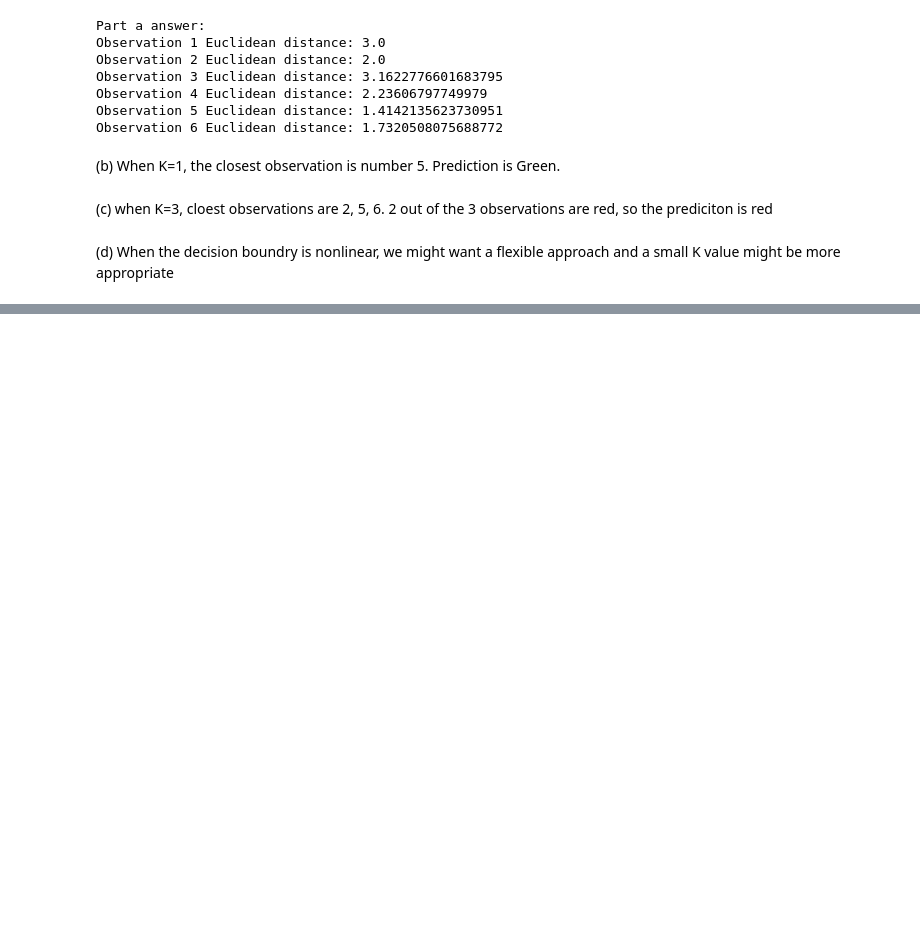
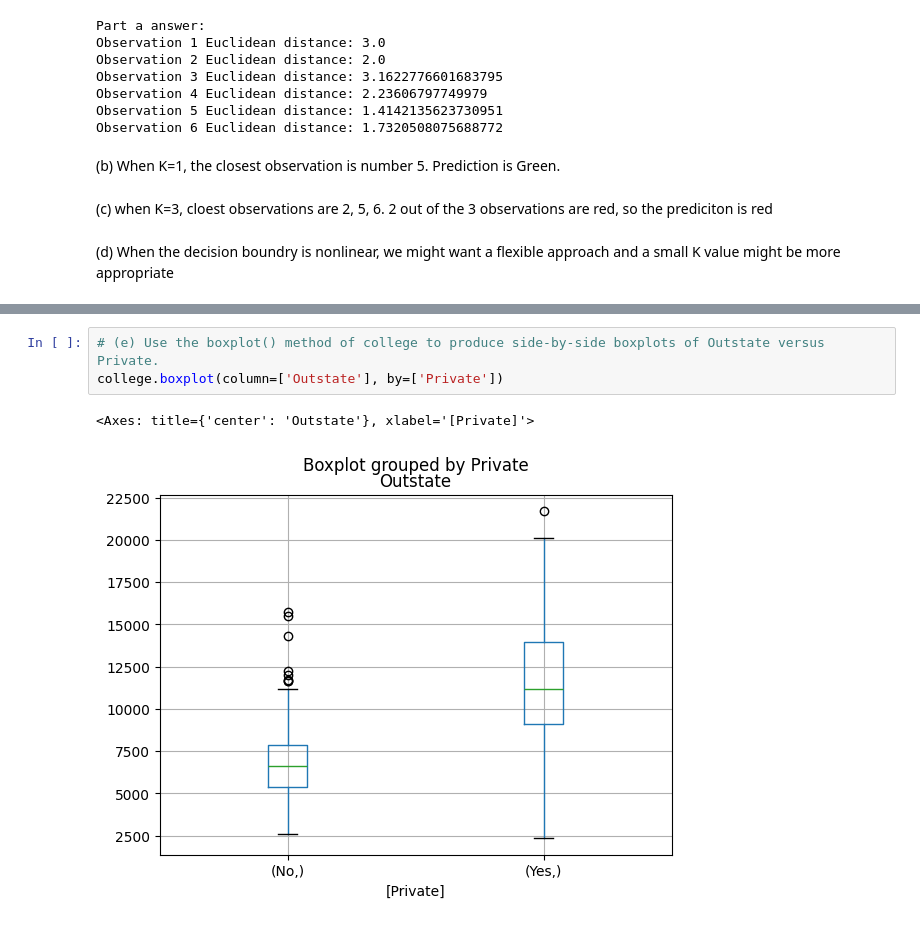
Before and after one commit to caoa0816/ISLP_labs, a Jupyter notebook: Ch02-exercises.ipynb, the cells around one changed output, grey strips where cells are left out. Saved outputs shown, nothing was run; the diff lists cells and outputs as text; blank space fills up the shorter version.

```diff
--- a/Ch02-exercises.ipynb
+++ b/Ch02-exercises.ipynb
@@ -150,0 +238,6 @@ Observation 6 Euclidean distance: 1.7320508075688772
+# %%
+# (e) Use the boxplot() method of college to produce side-by-side boxplots of Outstate versus Private.
+college.boxplot(column=['Outstate'], by=['Private'])
+# %% [output]
+<Axes: title={'center': 'Outstate'}, xlabel='[Private]'>
+[figure, added]
```
Also changed, not shown: parts of 14 cells of this notebook.
